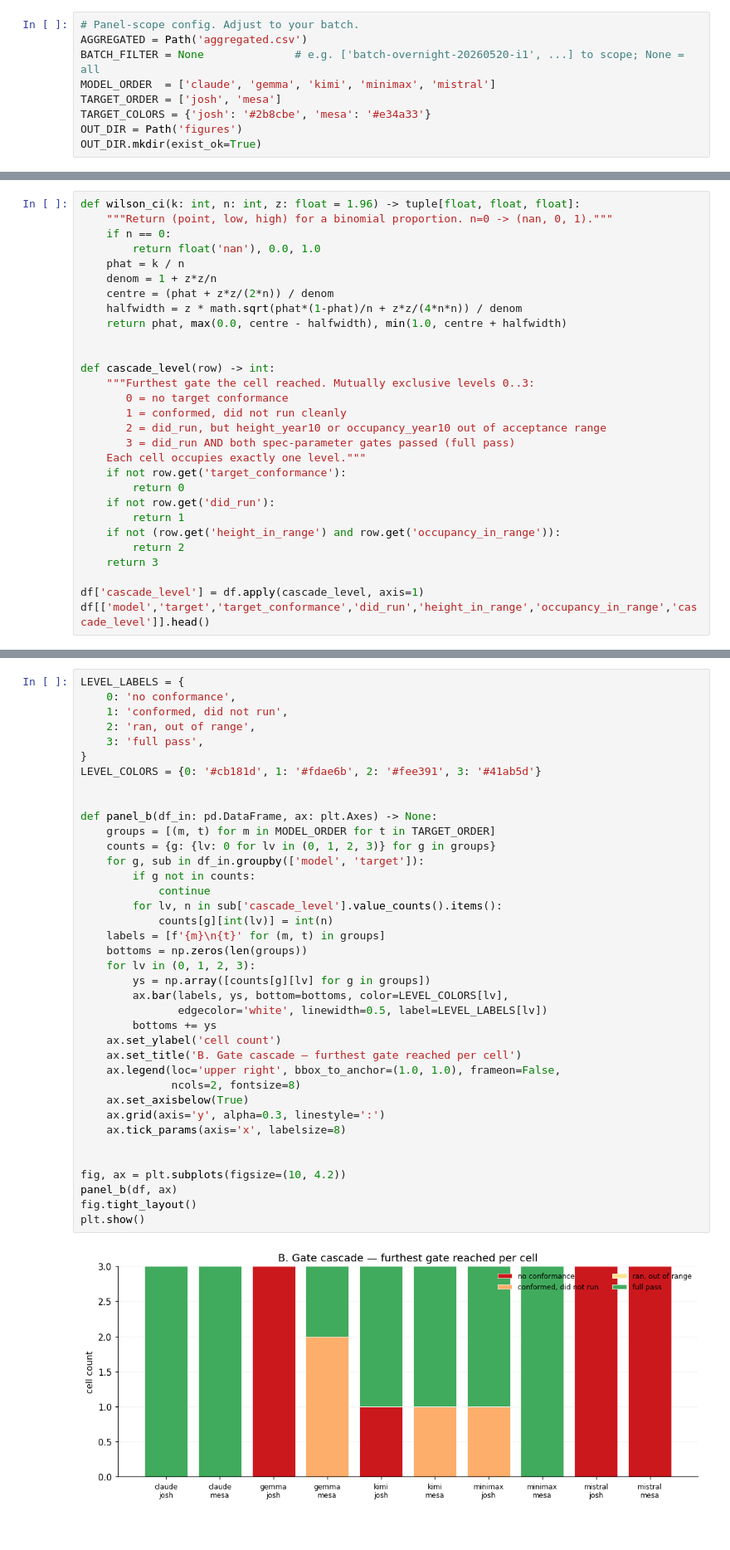
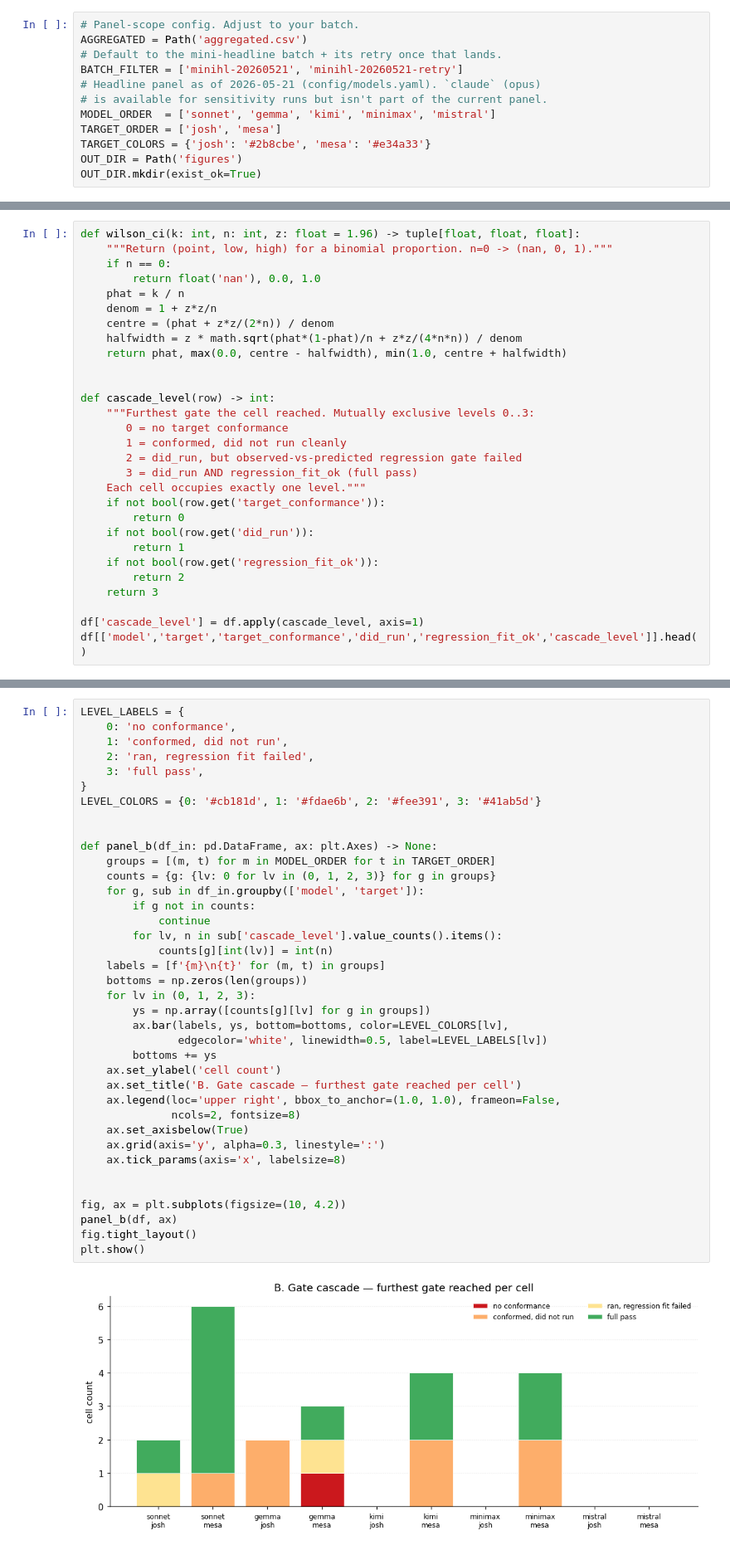
Before and after one commit to SchmidtDSE/josh-llm-experiment, a Jupyter notebook: analysis/headline.ipynb, the cells around one changed output, grey strips where cells are left out. Shown at 83% size. Saved outputs shown, nothing was run; the diff lists cells and outputs as text.

```diff
--- a/analysis/headline.ipynb
+++ b/analysis/headline.ipynb
@@ -34,8 +45,11 @@ plt.rcParams.update({
 # %%
 # Panel-scope config. Adjust to your batch.
 AGGREGATED = Path('aggregated.csv')
-BATCH_FILTER = None              # e.g. ['batch-overnight-20260520-i1', ...] to scope; None = all
-MODEL_ORDER  = ['claude', 'gemma', 'kimi', 'minimax', 'mistral']
+# Default to the mini-headline batch + its retry once that lands.
+BATCH_FILTER = ['minihl-20260521', 'minihl-20260521-retry']
+# Headline panel as of 2026-05-21 (config/models.yaml). `claude` (opus)
+# is available for sensitivity runs but isn't part of the current panel.
+MODEL_ORDER  = ['sonnet', 'gemma', 'kimi', 'minimax', 'mistral']
 TARGET_ORDER = ['josh', 'mesa']
 TARGET_COLORS = {'josh': '#2b8cbe', 'mesa': '#e34a33'}
 OUT_DIR = Path('figures')
@@ -74,17 +88,17 @@ def cascade_level(row) -> int:
     """Furthest gate the cell reached. Mutually exclusive levels 0..3:
        0 = no target conformance
        1 = conformed, did not run cleanly
-       2 = did_run, but height_year10 or occupancy_year10 out of acceptance range
-       3 = did_run AND both spec-parameter gates passed (full pass)
+       2 = did_run, but observed-vs-predicted regression gate failed
+       3 = did_run AND regression_fit_ok (full pass)
     Each cell occupies exactly one level."""
-    if not row.get('target_conformance'):
+    if not bool(row.get('target_conformance')):
         return 0
-    if not row.get('did_run'):
+    if not bool(row.get('did_run')):
         return 1
-    if not (row.get('height_in_range') and row.get('occupancy_in_range')):
+    if not bool(row.get('regression_fit_ok')):
         return 2
     return 3
 
 df['cascade_level'] = df.apply(cascade_level, axis=1)
-df[['model','target','target_conformance','did_run','height_in_range','occupancy_in_range','cascade_level']].head()
+df[['model','target','target_conformance','did_run','regression_fit_ok','cascade_level']].head()
 # %% [output]
@@ -157,7 +172,7 @@ for spec faithfulness. Cross-reference Panel C for the internal-consistency view
 LEVEL_LABELS = {
     0: 'no conformance',
     1: 'conformed, did not run',
-    2: 'ran, out of range',
+    2: 'ran, regression fit failed',
     3: 'full pass',
 }
 LEVEL_COLORS = {0: '#cb181d', 1: '#fdae6b', 2: '#fee391', 3: '#41ab5d'}
@@ -165,31 +180,31 @@ LEVEL_COLORS = {0: '#cb181d', 1: '#fdae6b', 2: '#fee391', 3: '#41ab5d'}
 
 def panel_b(df_in: pd.DataFrame, ax: plt.Axes) -> None:
     groups = [(m, t) for m in MODEL_ORDER for t in TARGET_ORDER]
     counts = {g: {lv: 0 for lv in (0, 1, 2, 3)} for g in groups}
     for g, sub in df_in.groupby(['model', 'target']):
         if g not in counts:
             continue
         for lv, n in sub['cascade_level'].value_counts().items():
             counts[g][int(lv)] = int(n)
     labels = [f'{m}\n{t}' for (m, t) in groups]
     bottoms = np.zeros(len(groups))
     for lv in (0, 1, 2, 3):
         ys = np.array([counts[g][lv] for g in groups])
         ax.bar(labels, ys, bottom=bottoms, color=LEVEL_COLORS[lv],
                edgecolor='white', linewidth=0.5, label=LEVEL_LABELS[lv])
         bottoms += ys
     ax.set_ylabel('cell count')
     ax.set_title('B. Gate cascade — furthest gate reached per cell')
     ax.legend(loc='upper right', bbox_to_anchor=(1.0, 1.0), frameon=False,
               ncols=2, fontsize=8)
     ax.set_axisbelow(True)
     ax.grid(axis='y', alpha=0.3, linestyle=':')
     ax.tick_params(axis='x', labelsize=8)
 
 
 fig, ax = plt.subplots(figsize=(10, 4.2))
 panel_b(df, ax)
 fig.tight_layout()
 plt.show()
 # %% [output]
-[figure, old version]
+[figure, new version]
```
Also changed, not shown: parts of 29 cells of this notebook, 1 other file.
